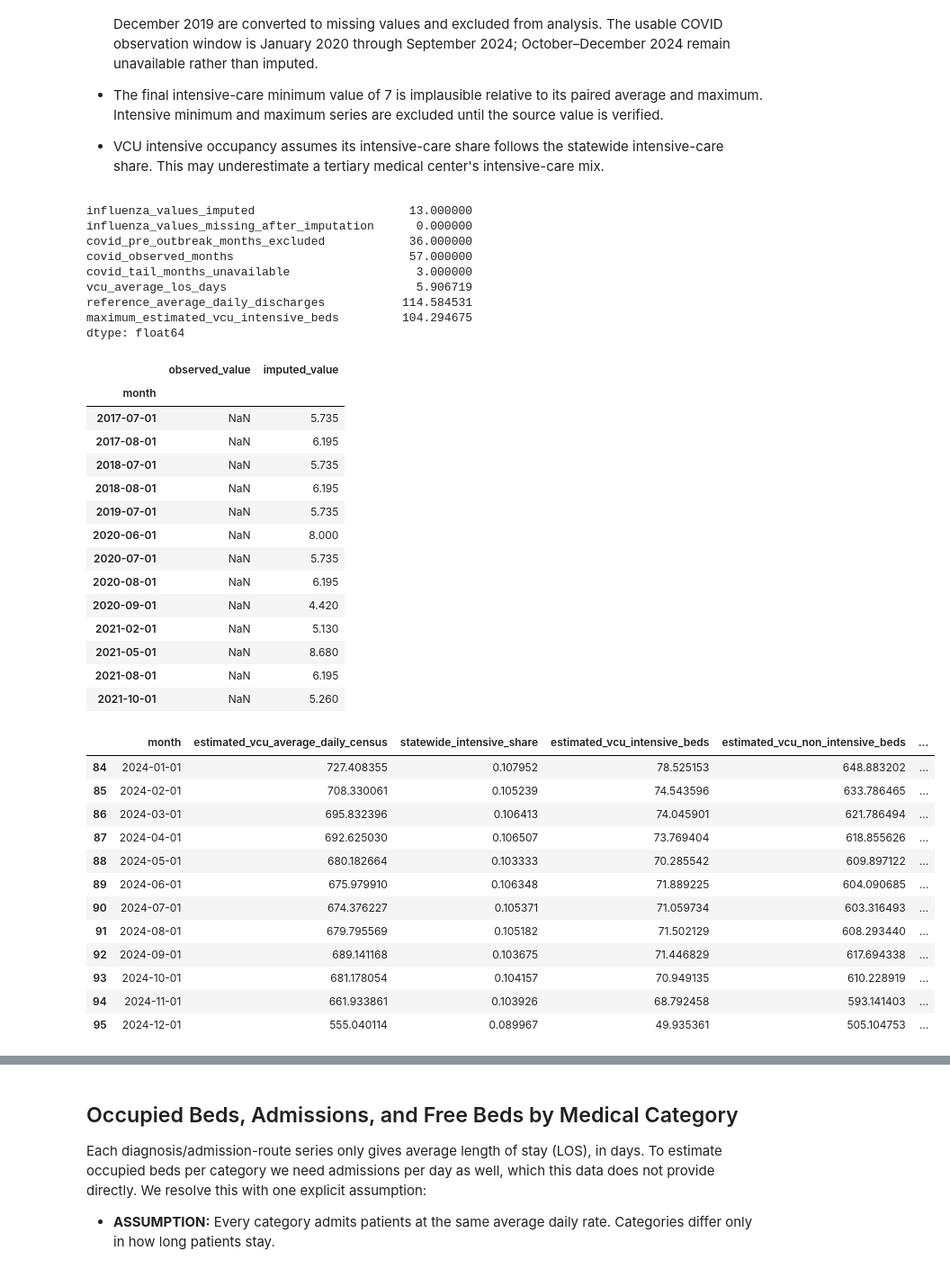
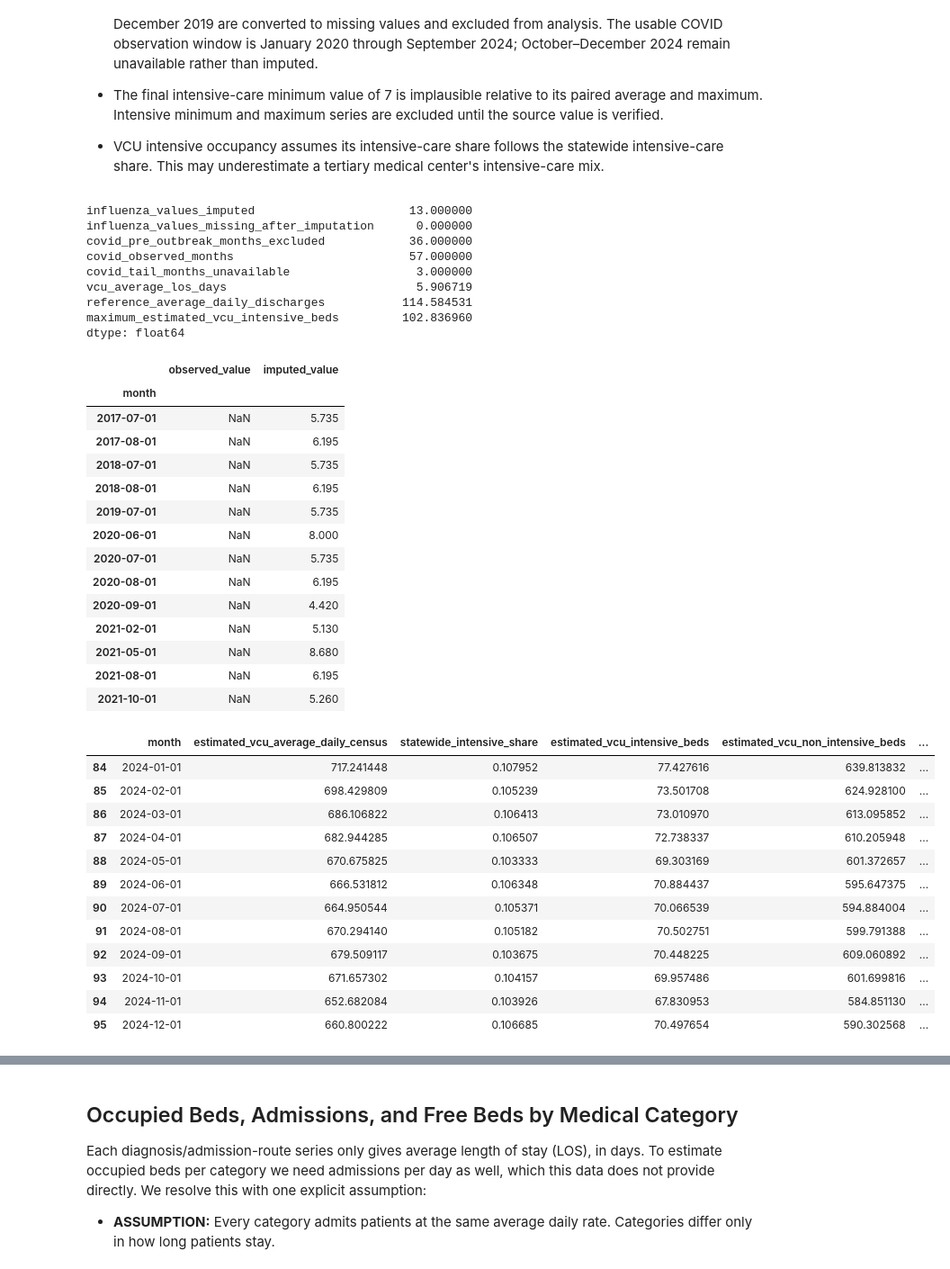
Before and after one commit to jhaleyconsult/data_forge_2026, a Jupyter notebook: Health_data_generation_notebook.ipynb, the cells around one changed output, grey strips where cells are left out. Shown at 90% size. Drawn from its saved outputs; the diff is of its cells as text; code cells hidden in the pictures.

```diff
--- a/Health_data_generation_notebook.ipynb
+++ b/Health_data_generation_notebook.ipynb
@@ -324,7 +444,7 @@ vcu_staffed_beds = int(vcu_record.iloc[2])
 
 statewide_2024_average_census = np.mean(
 
-    np.asarray(Average_number_of_occupied_beds_per_day[-12:], dtype=float)
+    corrected_statewide_series.to_numpy()[-12:]
 
 )
 
@@ -340,11 +460,7 @@ vcu_monthly_history = pd.DataFrame({
 
     "month": pd.to_datetime(Dates_of_data),
 
-    "statewide_average_daily_census": np.asarray(
-
-        Average_number_of_occupied_beds_per_day, dtype=float
-
-    ),
+    "statewide_average_daily_census": corrected_statewide_series.to_numpy(),
 
 })
 
@@ -716,7 +832,7 @@ covid_los.loc[covid_los.index < covid_outbreak_start] = np.nan
 
 monthly_clinical_metrics = pd.DataFrame({
 
-    "intensive_beds": np.asarray(average_daily_number_of_intesnive_beds, dtype=float),
+    "intensive_beds": corrected_intensive_series.to_numpy(),
 
     "newborn_los_days": np.asarray(newborn_wait_times, dtype=float),
 
@@ -762,9 +878,9 @@ vcu_bed_type_estimates = vcu_monthly_history[
 
 vcu_bed_type_estimates["statewide_intensive_share"] = (
 
-    np.asarray(average_daily_number_of_intesnive_beds, dtype=float)
+    corrected_intensive_series.to_numpy()
 
-    / np.asarray(Average_number_of_occupied_beds_per_day, dtype=float)
+    / corrected_statewide_series.to_numpy()
 
 )
 
@@ -883,46 +999,46 @@ vcu_bed_type_estimates.merge(
     ),
 
     on="month",
 
 ).tail(12)
 # %% [output]
 influenza_values_imputed                      13.000000
 influenza_values_missing_after_imputation      0.000000
 covid_pre_outbreak_months_excluded            36.000000
 covid_observed_months                         57.000000
 covid_tail_months_unavailable                  3.000000
 vcu_average_los_days                           5.906719
 reference_average_daily_discharges           114.584531
-maximum_estimated_vcu_intensive_beds         104.294675
+maximum_estimated_vcu_intensive_beds         102.836960
 dtype: float64
 |  | observed_value | imputed_value |
 | month |  |  |
 | 2017-07-01 | NaN | 5.735 |
 | 2017-08-01 | NaN | 6.195 |
 | 2018-07-01 | NaN | 5.735 |
 | 2018-08-01 | NaN | 6.195 |
 | 2019-07-01 | NaN | 5.735 |
 | 2020-06-01 | NaN | 8.000 |
 | 2020-07-01 | NaN | 5.735 |
 | 2020-08-01 | NaN | 6.195 |
 | 2020-09-01 | NaN | 4.420 |
 | 2021-02-01 | NaN | 5.130 |
 | 2021-05-01 | NaN | 8.680 |
 | 2021-08-01 | NaN | 6.195 |
 | 2021-10-01 | NaN | 5.260 |
 |  | month | estimated_vcu_average_daily_census | statewide_intensive_share | estimated_vcu_intensive_beds | estimated_vcu_non_intensive_beds | ... |
-| 84 | 2024-01-01 | 727.408355 | 0.107952 | 78.525153 | 648.883202 | ... |
-| 85 | 2024-02-01 | 708.330061 | 0.105239 | 74.543596 | 633.786465 | ... |
-| 86 | 2024-03-01 | 695.832396 | 0.106413 | 74.045901 | 621.786494 | ... |
-| 87 | 2024-04-01 | 692.625030 | 0.106507 | 73.769404 | 618.855626 | ... |
-| 88 | 2024-05-01 | 680.182664 | 0.103333 | 70.285542 | 609.897122 | ... |
-| 89 | 2024-06-01 | 675.979910 | 0.106348 | 71.889225 | 604.090685 | ... |
-| 90 | 2024-07-01 | 674.376227 | 0.105371 | 71.059734 | 603.316493 | ... |
-| 91 | 2024-08-01 | 679.795569 | 0.105182 | 71.502129 | 608.293440 | ... |
-| 92 | 2024-09-01 | 689.141168 | 0.103675 | 71.446829 | 617.694338 | ... |
-| 93 | 2024-10-01 | 681.178054 | 0.104157 | 70.949135 | 610.228919 | ... |
-| 94 | 2024-11-01 | 661.933861 | 0.103926 | 68.792458 | 593.141403 | ... |
-| 95 | 2024-12-01 | 555.040114 | 0.089967 | 49.935361 | 505.104753 | ... |
+| 84 | 2024-01-01 | 717.241448 | 0.107952 | 77.427616 | 639.813832 | ... |
+| 85 | 2024-02-01 | 698.429809 | 0.105239 | 73.501708 | 624.928100 | ... |
+| 86 | 2024-03-01 | 686.106822 | 0.106413 | 73.010970 | 613.095852 | ... |
+| 87 | 2024-04-01 | 682.944285 | 0.106507 | 72.738337 | 610.205948 | ... |
+| 88 | 2024-05-01 | 670.675825 | 0.103333 | 69.303169 | 601.372657 | ... |
+| 89 | 2024-06-01 | 666.531812 | 0.106348 | 70.884437 | 595.647375 | ... |
+| 90 | 2024-07-01 | 664.950544 | 0.105371 | 70.066539 | 594.884004 | ... |
+| 91 | 2024-08-01 | 670.294140 | 0.105182 | 70.502751 | 599.791388 | ... |
+| 92 | 2024-09-01 | 679.509117 | 0.103675 | 70.448225 | 609.060892 | ... |
+| 93 | 2024-10-01 | 671.657302 | 0.104157 | 69.957486 | 601.699816 | ... |
+| 94 | 2024-11-01 | 652.682084 | 0.103926 | 67.830953 | 584.851130 | ... |
+| 95 | 2024-12-01 | 660.800222 | 0.106685 | 70.497654 | 590.302568 | ... |
 # %%
 daily_vs_monthly = (
 
```
Also changed, not shown: parts of 15 cells of this notebook, 2 other files.
